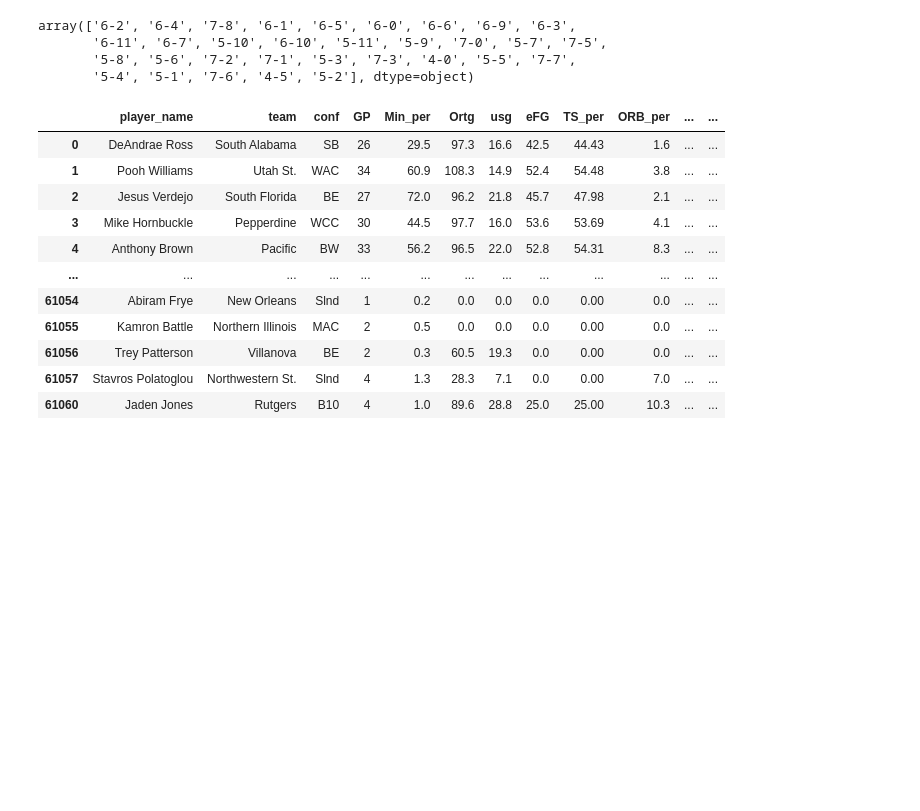
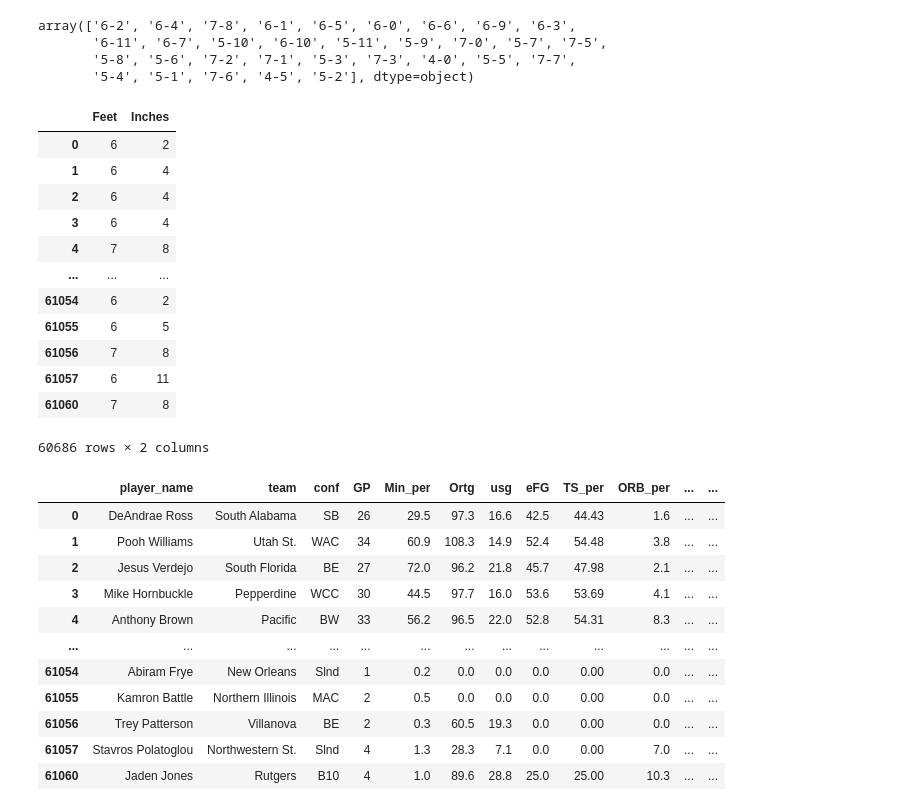
Before and after one commit to mleroseandrews/Making_the_NBA, a Jupyter notebook: Cleaning_Data/Making_The_NBA_Data_CleanUp.ipynb, the cells around one changed output. Cells and saved outputs as stored; diff of their text form; code cells hidden in the pictures; blank space fills up the shorter version.

Commit message:
Uploading another way of creating ht column. Also completed other cleaning steps and begun some work joining the data

```diff
--- a/Cleaning_Data/Making_The_NBA_Data_CleanUp.ipynb
+++ b/Cleaning_Data/Making_The_NBA_Data_CleanUp.ipynb
@@ -353,7 +353,23 @@ Bball_Stats_09_21_df[['Feet','Inches']] = Bball_Stats_09_21_df['ht'].str.split('
 #Convert columns to Int
 Bball_Stats_09_21_df = Bball_Stats_09_21_df.astype({"Feet": int, "Inches": int})
 #Drop ht Column
-Bball_Stats_09_21_df = Bball_Stats_09_21_df.drop(columns=['ht'])
+#Bball_Stats_09_21_df = Bball_Stats_09_21_df.drop(columns=['ht'])
+# %%
+Bball_Stats_09_21_df[['Feet','Inches']]
+# %% [output]
+|  | Feet | Inches |
+| 0 | 6 | 2 |
+| 1 | 6 | 4 |
+| 2 | 6 | 4 |
+| 3 | 6 | 4 |
+| 4 | 7 | 8 |
+| ... | ... | ... |
+| 61054 | 6 | 2 |
+| 61055 | 6 | 5 |
+| 61056 | 7 | 8 |
+| 61057 | 6 | 11 |
+| 61060 | 7 | 8 |
+60686 rows × 2 columns
 # %%
 Cleaned_df = Bball_Stats_09_21_df.dropna()
 Cleaned_df
```
Also changed, not shown: 5 other files.
